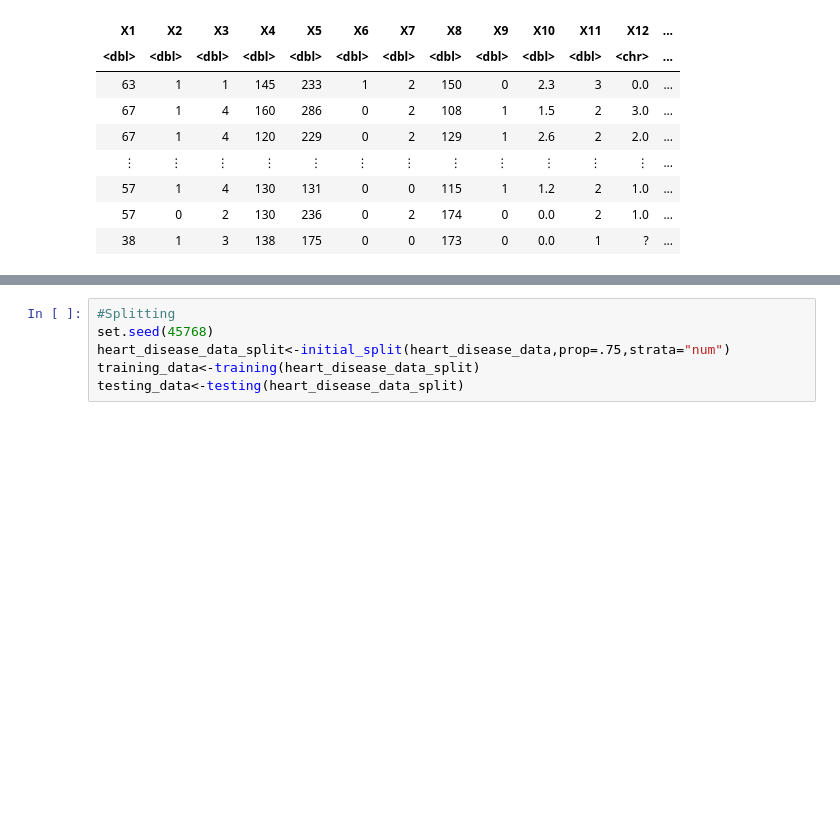
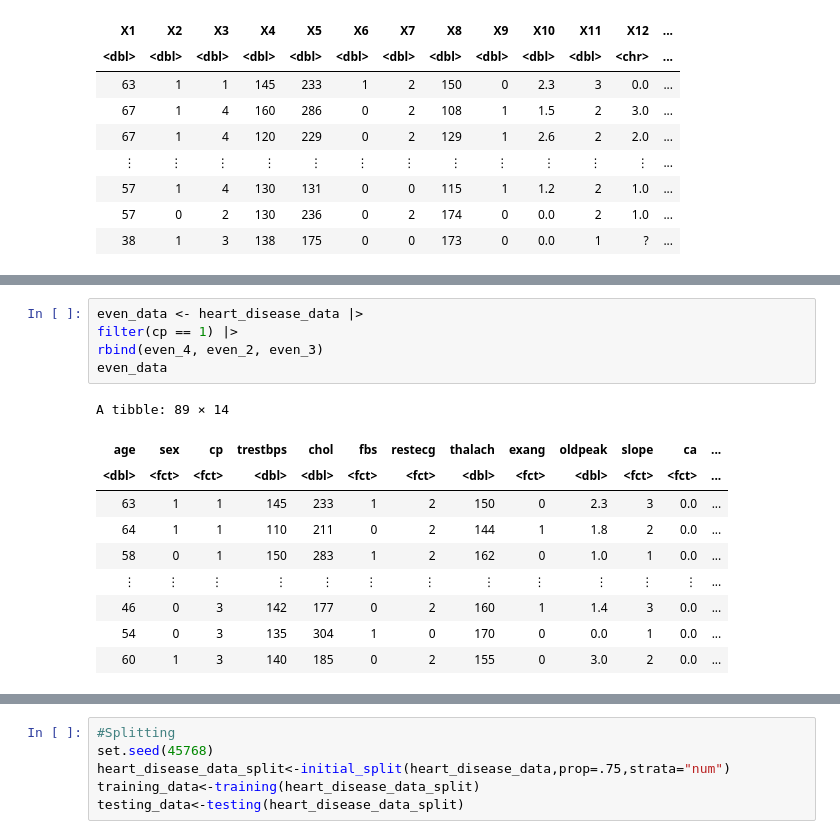
Before and after one commit to gigabite-pro/dsci-group-110, a Jupyter notebook: Data Science Project Proposal.ipynb, the cells around one changed output, grey strips where cells are left out. Cells and saved outputs as stored; diff of their text form; blank space fills up the shorter version.

```diff
--- a/Data Science Project Proposal.ipynb
+++ b/Data Science Project Proposal.ipynb
@@ -99,0 +174,16 @@ Caused by error in `is.factor()`:
+# %%
+even_data <- heart_disease_data |>
+filter(cp == 1) |>
+rbind(even_4, even_2, even_3)
+even_data
+# %% [output]
+A tibble: 89 × 14
+| age | sex | cp | trestbps | chol | fbs | restecg | thalach | exang | oldpeak | slope | ca | ... |
+| <dbl> | <fct> | <fct> | <dbl> | <dbl> | <fct> | <fct> | <dbl> | <fct> | <dbl> | <fct> | <fct> | ... |
+| 63 | 1 | 1 | 145 | 233 | 1 | 2 | 150 | 0 | 2.3 | 3 | 0.0 | ... |
+| 64 | 1 | 1 | 110 | 211 | 0 | 2 | 144 | 1 | 1.8 | 2 | 0.0 | ... |
+| 58 | 0 | 1 | 150 | 283 | 1 | 2 | 162 | 0 | 1.0 | 1 | 0.0 | ... |
+| ⋮ | ⋮ | ⋮ | ⋮ | ⋮ | ⋮ | ⋮ | ⋮ | ⋮ | ⋮ | ⋮ | ⋮ | ... |
+| 46 | 0 | 3 | 142 | 177 | 0 | 2 | 160 | 1 | 1.4 | 3 | 0.0 | ... |
+| 54 | 0 | 3 | 135 | 304 | 1 | 0 | 170 | 0 | 0.0 | 1 | 0.0 | ... |
+| 60 | 1 | 3 | 140 | 185 | 0 | 2 | 155 | 0 | 3.0 | 2 | 0.0 | ... |
```
Also changed, not shown: parts of 10 cells of this notebook.
